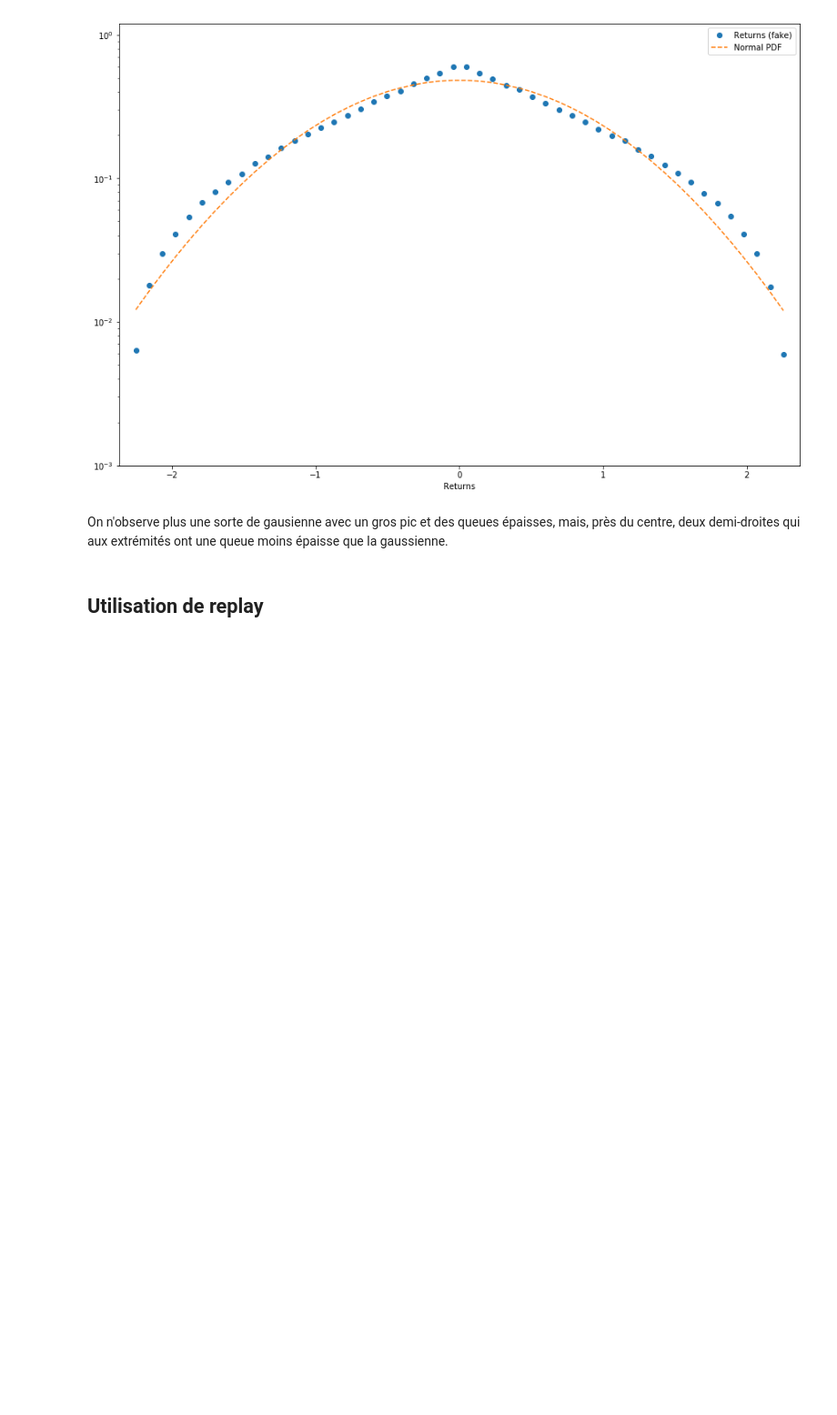
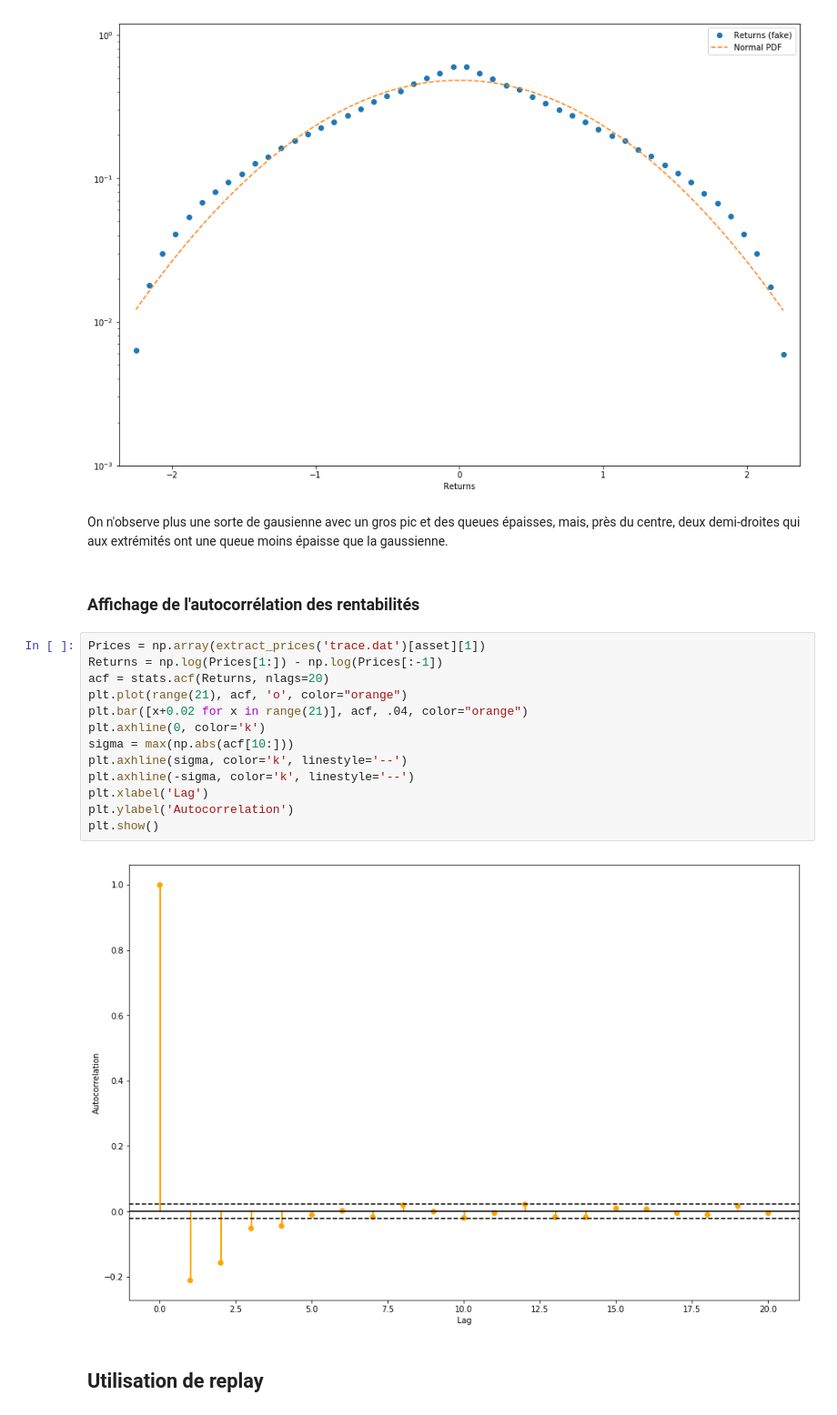
Before and after one commit to cristal-smac/atomPython, a Jupyter notebook: Atom.ipynb, the cells around one changed output. Shown: that part at 91% size. Drawn from its saved outputs; the diff is of its cells as text; blank space fills up the shorter version.

```diff
--- a/Atom.ipynb
+++ b/Atom.ipynb
@@ -331,6 +331,23 @@ plt.show()
 [figure]
 # %% [markdown]
 On n'observe plus une sorte de gausienne avec un gros pic et des queues épaisses, mais, près du centre, deux demi-droites qui aux extrémités ont une queue moins épaisse que la gaussienne.
+# %% [markdown]
+### Affichage de l'autocorrélation des rentabilités
+# %%
+Prices = np.array(extract_prices('trace.dat')[asset][1])
+Returns = np.log(Prices[1:]) - np.log(Prices[:-1])
+acf = stats.acf(Returns, nlags=20)
+plt.plot(range(21), acf, 'o', color="orange")
+plt.bar([x+0.02 for x in range(21)], acf, .04, color="orange")
+plt.axhline(0, color='k')
+sigma = max(np.abs(acf[10:]))
+plt.axhline(sigma, color='k', linestyle='--')
+plt.axhline(-sigma, color='k', linestyle='--')
+plt.xlabel('Lag')
+plt.ylabel('Autocorrelation')
+plt.show()
+# %% [output]
+[figure, added]
 # %% [markdown]
 ## Utilisation de replay
 # %% [markdown]
```
Also changed, not shown: parts of 3 cells of this notebook, 4 other files.
